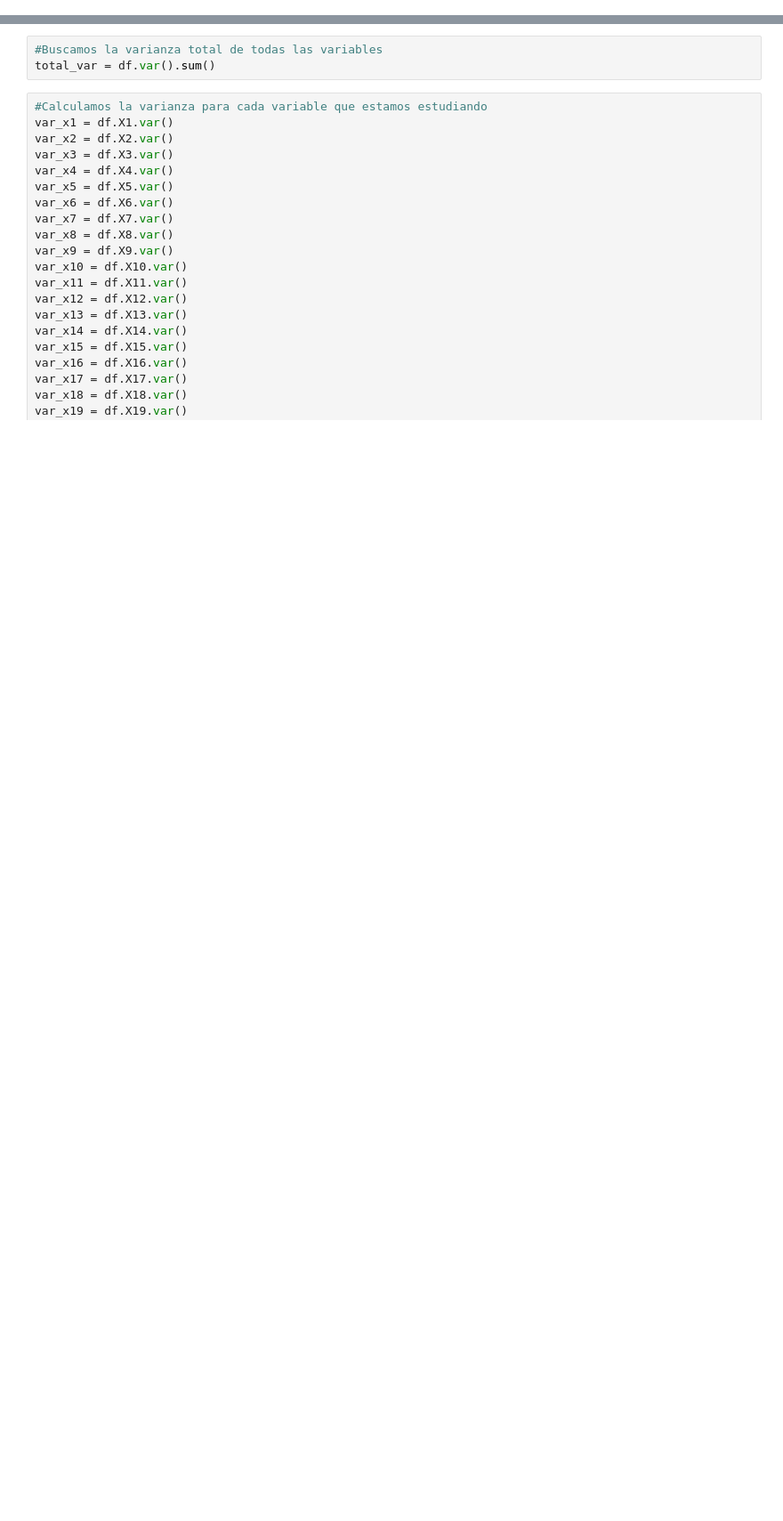
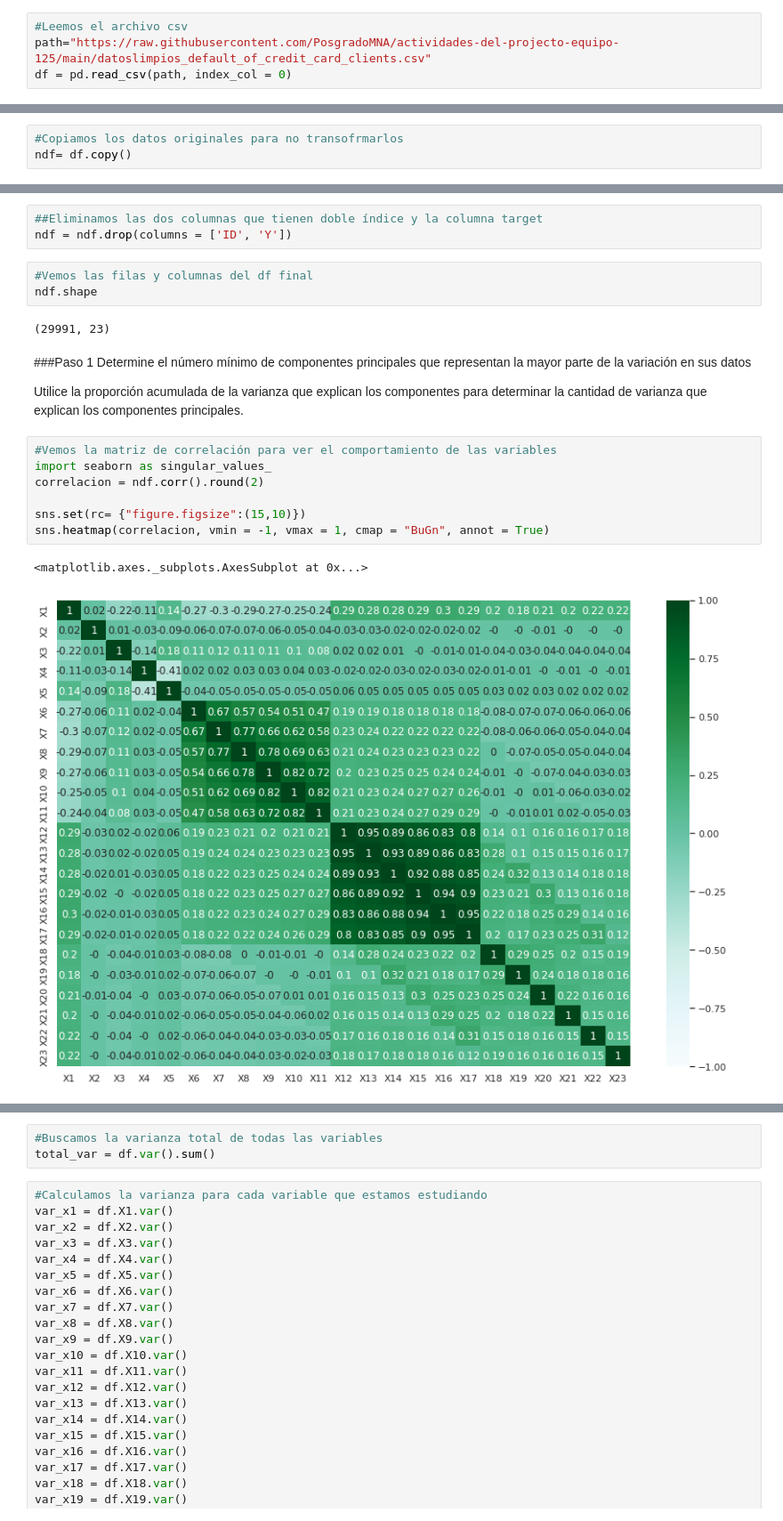
Before and after one commit to PosgradoMNA/actividades-del-projecto-equipo-125, a Jupyter notebook: Actividad_Semanal_4.ipynb, the cells around one changed output, grey strips where cells are left out. Shown at 89% size. Drawn from its saved outputs; the diff is of its cells as text; blank space fills up the shorter version.

```diff
--- a/Actividad_Semanal_4.ipynb
+++ b/Actividad_Semanal_4.ipynb
@@ -536,0 +49,4 @@ pd.DataFrame(summary).transpose()
+# %%
+#Leemos el archivo csv
+path="https://raw.githubusercontent.com/PosgradoMNA/actividades-del-projecto-equipo-125/main/datoslimpios_default_of_credit_card_clients.csv"
+df = pd.read_csv(path, index_col = 0)
@@ -536,0 +76,3 @@ pd.DataFrame(summary).transpose()
+# %%
+#Copiamos los datos originales para no transofrmarlos
+ndf= df.copy()
@@ -536,0 +87,23 @@ pd.DataFrame(summary).transpose()
+# %%
+##Eliminamos las dos columnas que tienen doble índice y la columna target
+ndf = ndf.drop(columns = ['ID', 'Y'])
+# %%
+#Vemos las filas y columnas del df final
+ndf.shape
+# %% [output]
+(29991, 23)
+# %% [markdown]
+###Paso 1
+Determine el número mínimo de componentes principales que representan la mayor parte de la variación en sus datos
+
+Utilice la proporción acumulada de la varianza que explican los componentes para determinar la cantidad de varianza que explican los componentes principales.
+# %%
+#Vemos la matriz de correlación para ver el comportamiento de las variables
+import seaborn as singular_values_
+correlacion = ndf.corr().round(2)
+
+sns.set(rc= {"figure.figsize":(15,10)})
+sns.heatmap(correlacion, vmin = -1, vmax = 1, cmap = "BuGn", annot = True)
+# %% [output]
+<matplotlib.axes._subplots.AxesSubplot at 0x...>
+[figure, added]
```
Also changed, not shown: parts of 110 cells of this notebook.
